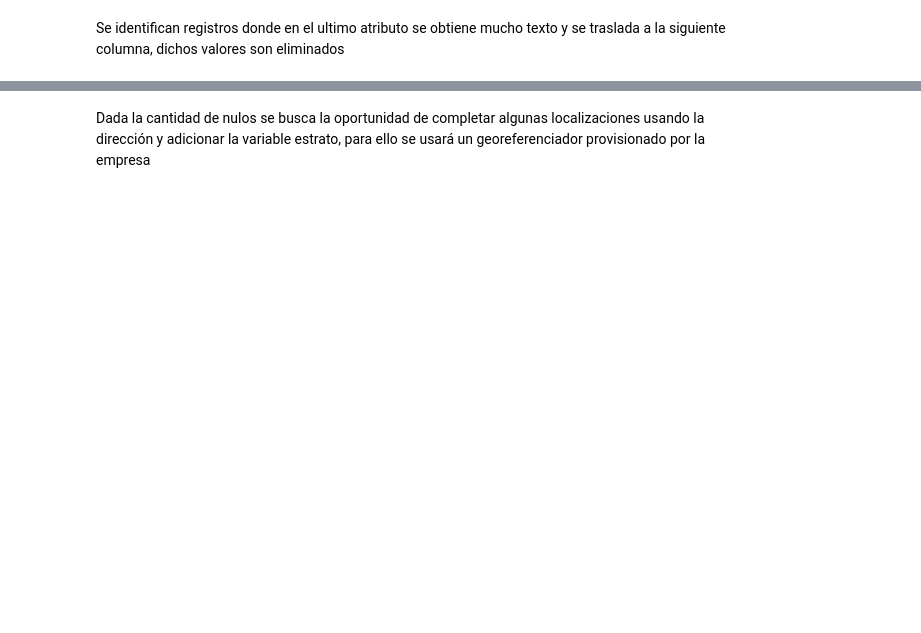
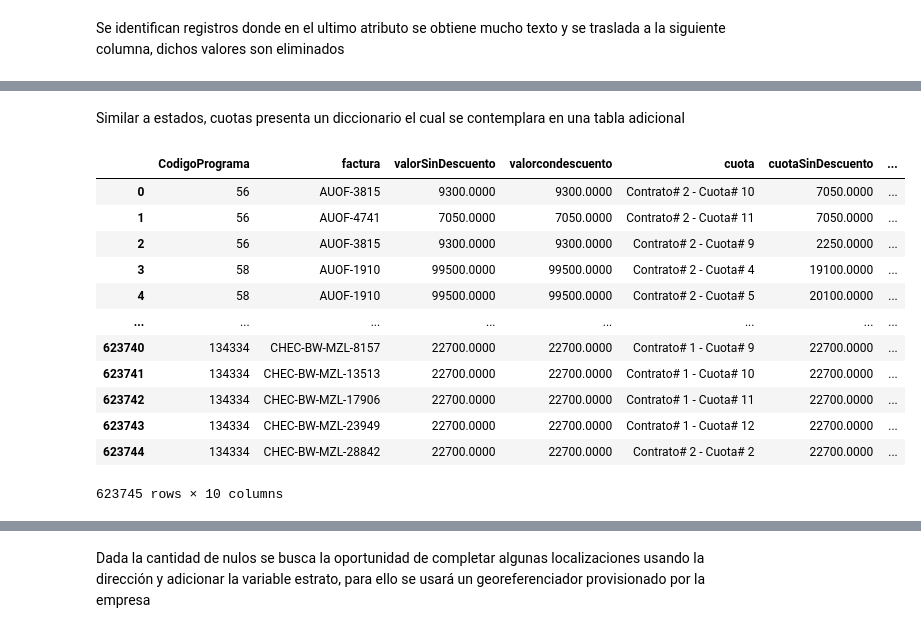
Before and after one commit to cfccfelipe/desercion, a Jupyter notebook: pipeline/preparacion.ipynb, the cells around one changed output, grey strips where cells are left out. Cells and saved outputs as stored; diff of their text form; code cells hidden in the pictures; blank space fills up the shorter version.

```diff
--- a/pipeline/preparacion.ipynb
+++ b/pipeline/preparacion.ipynb
@@ -85,0 +214,3 @@ len(reporte)
+# %%
+data = pd.concat([data, replace]).reset_index().drop("index", axis=1)
+data.count()["CodigoPrograma"]
@@ -85,0 +231,4 @@ len(reporte)
+# %%
+data = data.drop(data[(data["FechaRescindido"].isna()) & (data["EstadoActual"] ==
+                                                   'Inactivo - Venta no efectiva')].index)
+data[data["FechaRescindido"].isna()]["EstadoActual"].unique()
@@ -85,0 +242,3 @@ len(reporte)
+# %%
+data["FechaRescindido"] = data["FechaRescindido"].fillna("9999-12-31 00:00:00.000")
+data.isna().sum()
@@ -85,0 +365,3 @@ len(reporte)
+# %%
+data = data.drop("Estados", axis=1)
+data.isna().sum()
@@ -85,0 +386,49 @@ len(reporte)
+# %% [markdown]
+Similar a estados, cuotas presenta un diccionario el cual se contemplara en una tabla adicional
+# %%
+temp = data[["CodigoPrograma", "Cuotas"]].dropna()
+temp["Cuotas"] = temp["Cuotas"].str.replace(
+    "[", "", regex=True).str.replace("]", "", regex=True)
+temp = temp.set_index("CodigoPrograma")
+temp = temp["Cuotas"].str.split("},", expand=True).stack(
+).reset_index().drop("level_1", axis=1).set_index("CodigoPrograma")
+temp = temp[0].str.split(",", expand=True)
+temp = temp.reset_index().rename(columns={0: "factura",
+                                          1: "valorSinDescuento", 2:"valorcondescuento",
+                                          3:"cuota", 4: "cuotaSinDescuento", 5:"cuotaConDescuento",
+                                          6:"porcentajeDescuento", 7: "valorDescuento", 8:"periodoCuota"})
+temp["factura"] = temp["factura"].str.replace(
+    '{"factura":', "", regex=True).str.replace('"', "", regex=True)
+temp["valorSinDescuento"] = temp["valorSinDescuento"].str.replace(
+    '"valorTotalFacturaSinDescuento":', "", regex=True)
+temp["valorcondescuento"] = temp["valorcondescuento"].str.replace(
+    '"valorTotalFacturaConDescuento":', "", regex=True)
+temp["cuota"] = temp["cuota"].str.replace(
+    '"cuota":', "", regex=True).str.replace('"', "", regex=True)
+temp["cuota"] = temp["cuota"].str.replace(
+    '"cuota":', "", regex=True).str.replace('"', "", regex=True)
+temp["cuotaSinDescuento"] = temp["cuotaSinDescuento"].str.replace(
+    '"valorCuotaSinDescuento":', "", regex=True)
+temp["cuotaConDescuento"] = temp["cuotaConDescuento"].str.replace(
+    '"valorCuotaConDescuento":', "", regex=True)
+temp["porcentajeDescuento"] = temp["porcentajeDescuento"].str.replace(
+    '"porcentajeDescuento":', "", regex=True)
+temp["valorDescuento"] = temp["valorDescuento"].str.replace(
+    '"valorDescuento":', "", regex=True)
+temp["periodoCuota"] = temp["periodoCuota"].str.replace(
+    '"periodoCuota":', "", regex=True).str.replace('"', "", regex=True).str.replace(' ', "", regex=True)
+temp
+# %% [output]
+|  | CodigoPrograma | factura | valorSinDescuento | valorcondescuento | cuota | cuotaSinDescuento | ... |
+| 0 | 56 | AUOF-3815 | 9300.0000 | 9300.0000 | Contrato# 2 - Cuota# 10 | 7050.0000 | ... |
+| 1 | 56 | AUOF-4741 | 7050.0000 | 7050.0000 | Contrato# 2 - Cuota# 11 | 7050.0000 | ... |
+| 2 | 56 | AUOF-3815 | 9300.0000 | 9300.0000 | Contrato# 2 - Cuota# 9 | 2250.0000 | ... |
+| 3 | 58 | AUOF-1910 | 99500.0000 | 99500.0000 | Contrato# 2 - Cuota# 4 | 19100.0000 | ... |
+| 4 | 58 | AUOF-1910 | 99500.0000 | 99500.0000 | Contrato# 2 - Cuota# 5 | 20100.0000 | ... |
+| ... | ... | ... | ... | ... | ... | ... | ... |
+| 623740 | 134334 | CHEC-BW-MZL-8157 | 22700.0000 | 22700.0000 | Contrato# 1 - Cuota# 9 | 22700.0000 | ... |
+| 623741 | 134334 | CHEC-BW-MZL-13513 | 22700.0000 | 22700.0000 | Contrato# 1 - Cuota# 10 | 22700.0000 | ... |
+| 623742 | 134334 | CHEC-BW-MZL-17906 | 22700.0000 | 22700.0000 | Contrato# 1 - Cuota# 11 | 22700.0000 | ... |
+| 623743 | 134334 | CHEC-BW-MZL-23949 | 22700.0000 | 22700.0000 | Contrato# 1 - Cuota# 12 | 22700.0000 | ... |
+| 623744 | 134334 | CHEC-BW-MZL-28842 | 22700.0000 | 22700.0000 | Contrato# 2 - Cuota# 2 | 22700.0000 | ... |
+623745 rows × 10 columns
```
Also changed, not shown: parts of 84 cells of this notebook, 3 other files.
